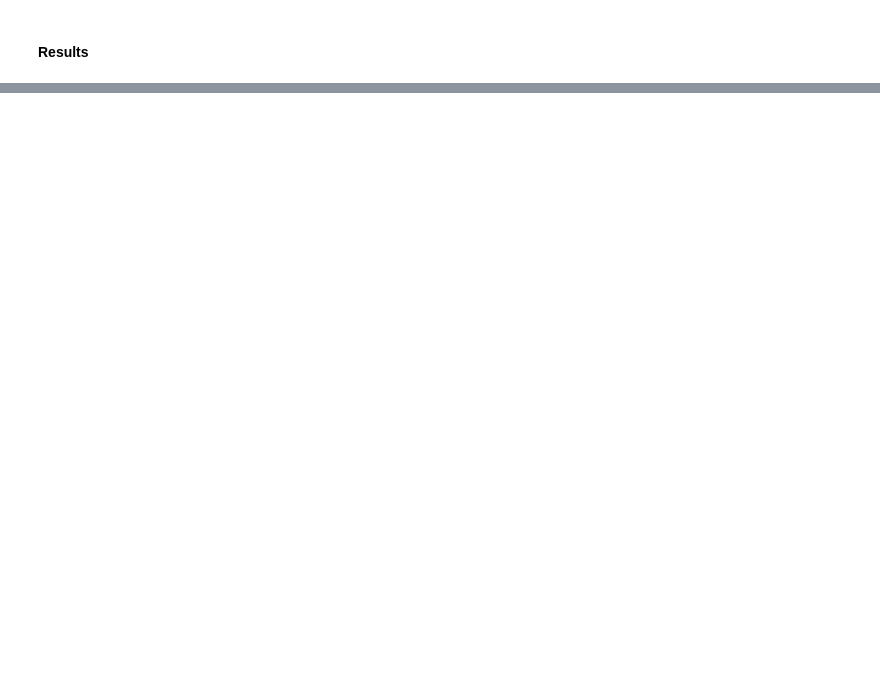
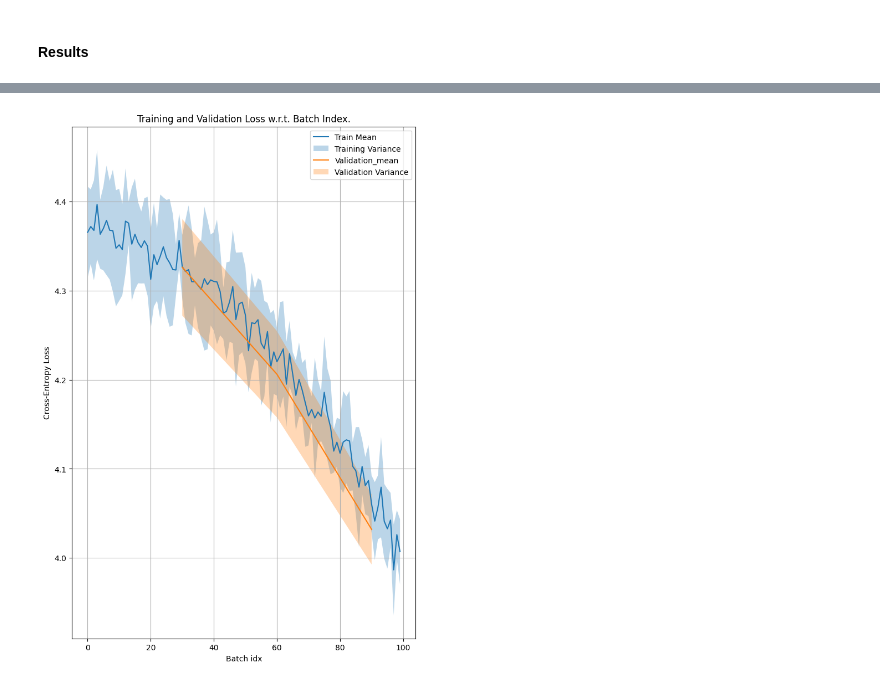
Before and after one commit to swissarthurfreeman/Shakespeak, a Jupyter notebook: main_eval.ipynb, the cells around one changed output, grey strips where cells are left out. Saved outputs shown, nothing was run; the diff lists cells and outputs as text; code cells hidden in the pictures; blank space fills up the shorter version.

```diff
--- a/main_eval.ipynb
+++ b/main_eval.ipynb
@@ -27,7 +22,11 @@ n_epochs = [1,10,20,30]
 # %% [markdown]
 #### Define Args list
 # %%
-args = Args(N[0],B[0],L[0],h[0],d[0],use_lr_decay[0],learning_rate[0],datasets_paths[0],max_iterations[0],out_dir)
+args = Args(
+    N[0],B[0],L[0],h[0],d[0],
+    use_lr_decay[0],learning_rate[0],
+    datasets_paths[0],max_iterations[0],
+    out_dir=out_dir, val_int=30)
 # %% [markdown]
 #### Train models
 # %%
@@ -198,0 +74,4 @@ qGeQ 'GufbsIl!ztrtf ;:yehOYKzOO,vr qTO b I nC't  PLueD. GdieVDeGIGWE$;dYs p dnjm
+# %%
+training_cross.losses_graph()
+# %% [output]
+[figure, added]
```
Also changed, not shown: parts of 12 cells of this notebook, 9 other files.
